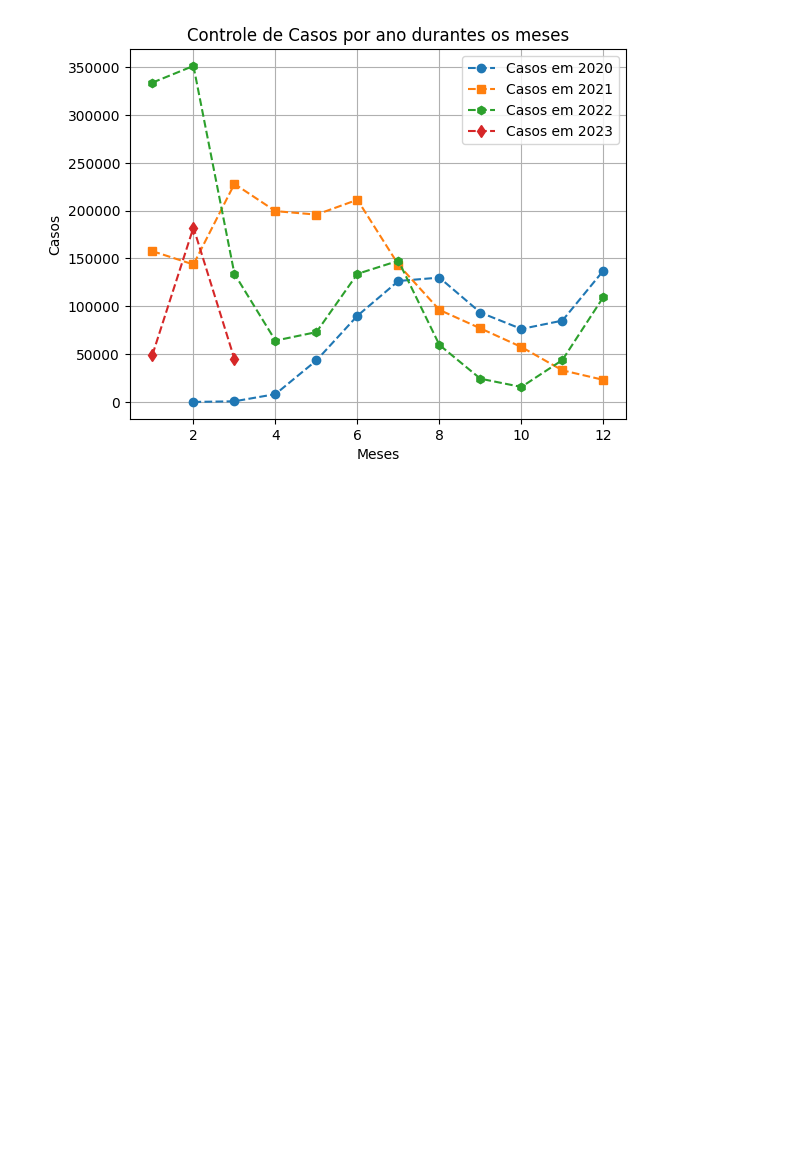
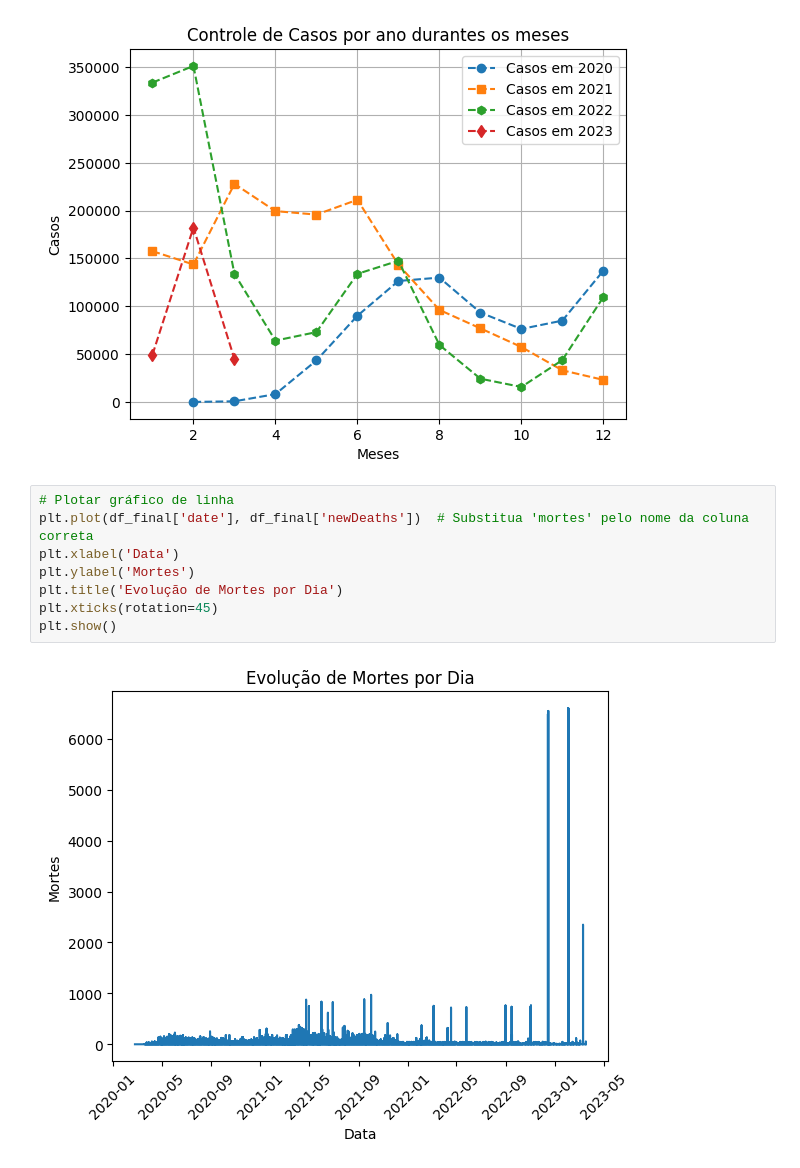
Before and after one commit to ericgbraz/COLAB_PED, a Jupyter notebook: Projeto_Final.ipynb, the cells around one changed output. Drawn from its saved outputs; the diff is of its cells as text; blank space fills up the shorter version.

```diff
--- a/Projeto_Final.ipynb
+++ b/Projeto_Final.ipynb
@@ -207,3 +209,13 @@ plt.grid()
 plt.legend();
 # %% [output]
 [figure]
+# %%
+# Plotar gráfico de linha
+plt.plot(df_final['date'], df_final['newDeaths'])  # Substitua 'mortes' pelo nome da coluna correta
+plt.xlabel('Data')
+plt.ylabel('Mortes')
+plt.title('Evolução de Mortes por Dia')
+plt.xticks(rotation=45)
+plt.show()
+# %% [output]
+[figure, added]
```
Also changed, not shown: parts of 3 cells of this notebook.
